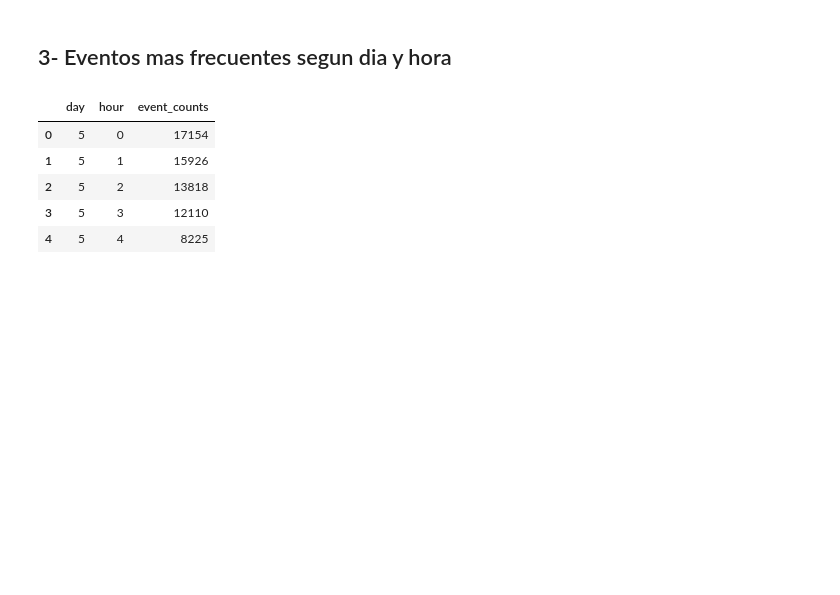
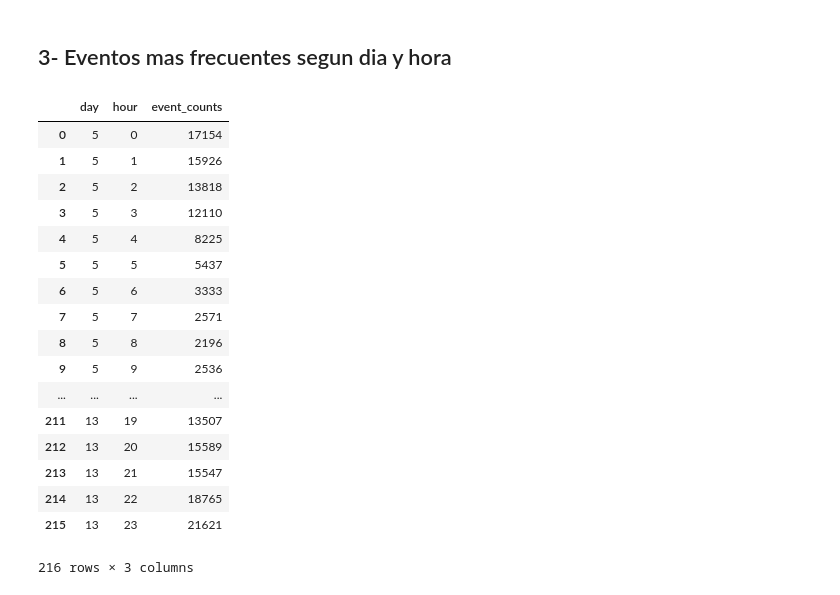
Before and after one commit to sberoch/Datos, a Jupyter notebook: events.ipynb, the cells around one changed output. Cells and saved outputs as stored; diff of their text form; code cells hidden in the pictures; blank space fills up the shorter version.

```diff
--- a/events.ipynb
+++ b/events.ipynb
@@ -121,12 +121,24 @@ events['day'] = events.date.dt.day
 # %%
 events_day_hour = events.groupby(['day','hour']).agg({'event_id':'count'})
 events_day_hour = events_day_hour.reset_index()
 events_day_hour = events_day_hour.rename(columns={'event_id':'event_counts'})
-events_day_hour.head()
+events_day_hour
 # %% [output]
 |  | day | hour | event_counts |
 | 0 | 5 | 0 | 17154 |
 | 1 | 5 | 1 | 15926 |
 | 2 | 5 | 2 | 13818 |
 | 3 | 5 | 3 | 12110 |
 | 4 | 5 | 4 | 8225 |
+| 5 | 5 | 5 | 5437 |
+| 6 | 5 | 6 | 3333 |
+| 7 | 5 | 7 | 2571 |
+| 8 | 5 | 8 | 2196 |
+| 9 | 5 | 9 | 2536 |
+| ... | ... | ... | ... |
+| 211 | 13 | 19 | 13507 |
+| 212 | 13 | 20 | 15589 |
+| 213 | 13 | 21 | 15547 |
+| 214 | 13 | 22 | 18765 |
+| 215 | 13 | 23 | 21621 |
+216 rows × 3 columns
```
Also changed, not shown: parts of 3 cells of this notebook.
